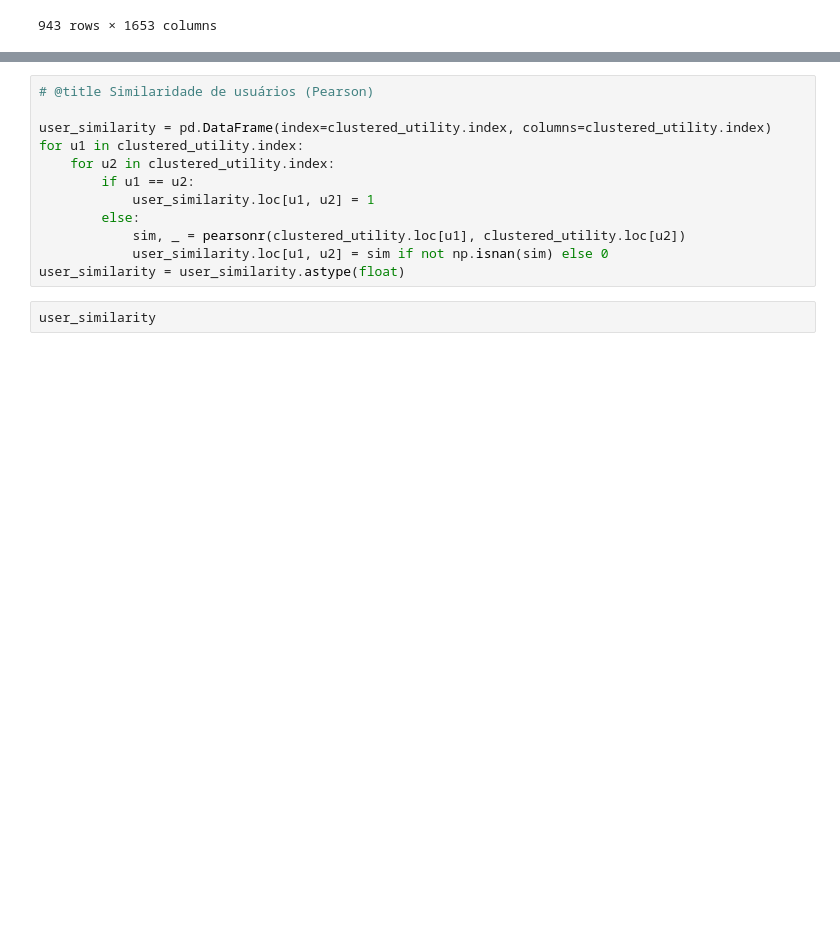
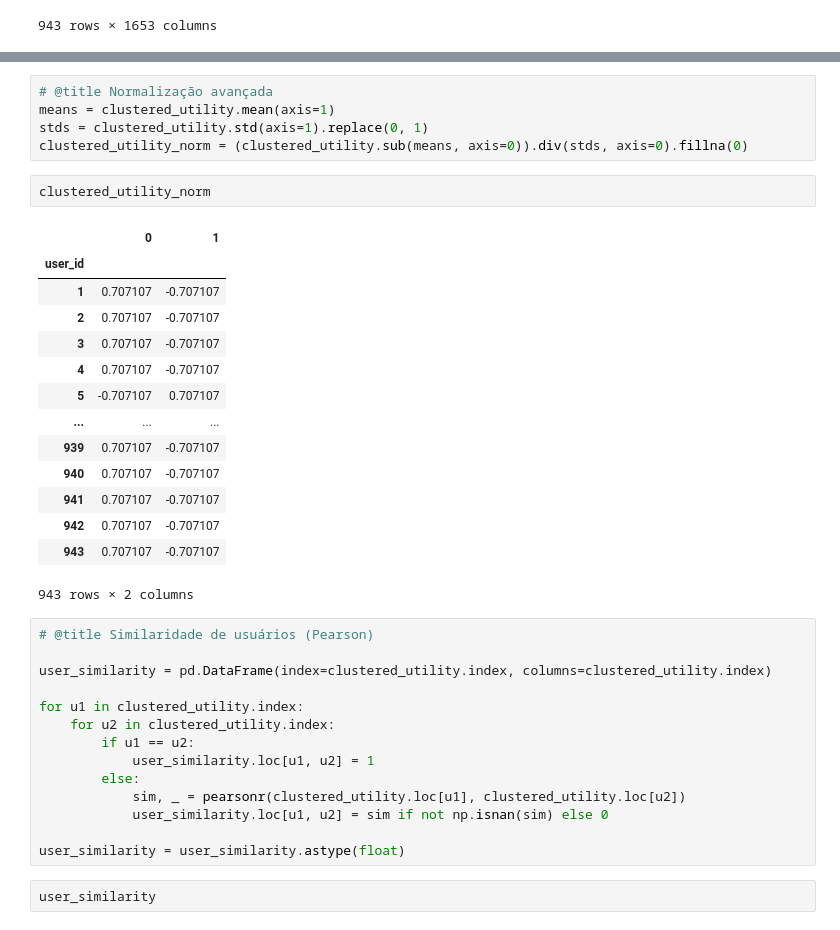
Before and after one commit to Yara-R/Movie-Recommender-System-Using-K-Means-Clustering-AND-K-Nearest-Neighbor-Reproduction-Advancement, a Jupyter notebook: Reprodução_do_artigo.ipynb, the cells around one changed output, grey strips where cells are left out. Drawn from its saved outputs; the diff is of its cells as text; blank space fills up the shorter version.

```diff
--- a/Reprodução_do_artigo.ipynb
+++ b/Reprodução_do_artigo.ipynb
@@ -101,7 +190,30 @@ clustered_utility
+# %%
+# @title Normalização avançada
+means = clustered_utility.mean(axis=1)
+stds = clustered_utility.std(axis=1).replace(0, 1)
+clustered_utility_norm = (clustered_utility.sub(means, axis=0)).div(stds, axis=0).fillna(0)
+# %%
+clustered_utility_norm
+# %% [output]
+|  | 0 | 1 |
+| user_id |  |  |
+| 1 | 0.707107 | -0.707107 |
+| 2 | 0.707107 | -0.707107 |
+| 3 | 0.707107 | -0.707107 |
+| 4 | 0.707107 | -0.707107 |
+| 5 | -0.707107 | 0.707107 |
+| ... | ... | ... |
+| 939 | 0.707107 | -0.707107 |
+| 940 | 0.707107 | -0.707107 |
+| 941 | 0.707107 | -0.707107 |
+| 942 | 0.707107 | -0.707107 |
+| 943 | 0.707107 | -0.707107 |
+943 rows × 2 columns
 # %%
 # @title Similaridade de usuários (Pearson)
 
 user_similarity = pd.DataFrame(index=clustered_utility.index, columns=clustered_utility.index)
+
 for u1 in clustered_utility.index:
     for u2 in clustered_utility.index:
         if u1 == u2:
@@ -109,6 +221,7 @@ for u1 in clustered_utility.index:
         else:
             sim, _ = pearsonr(clustered_utility.loc[u1], clustered_utility.loc[u2])
             user_similarity.loc[u1, u2] = sim if not np.isnan(sim) else 0
+
 user_similarity = user_similarity.astype(float)
 # %%
 user_similarity
```
Also changed, not shown: parts of 18 cells of this notebook.
